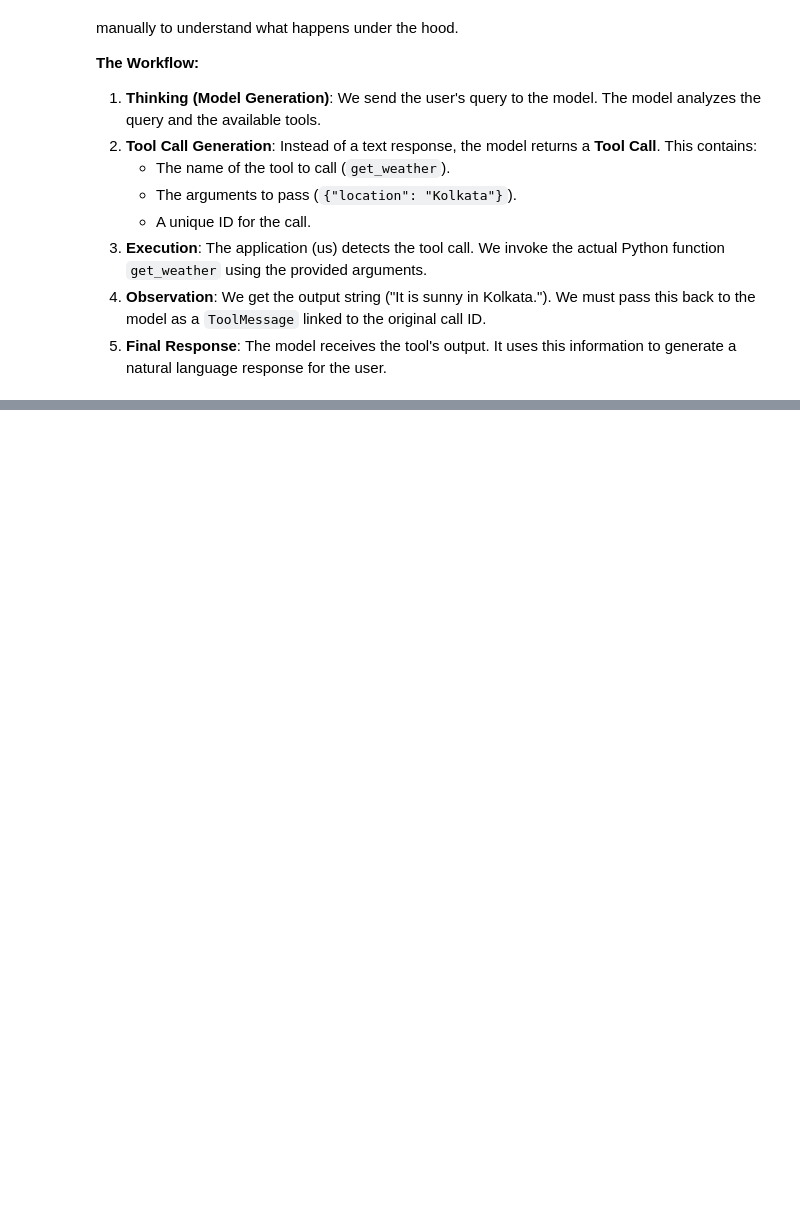
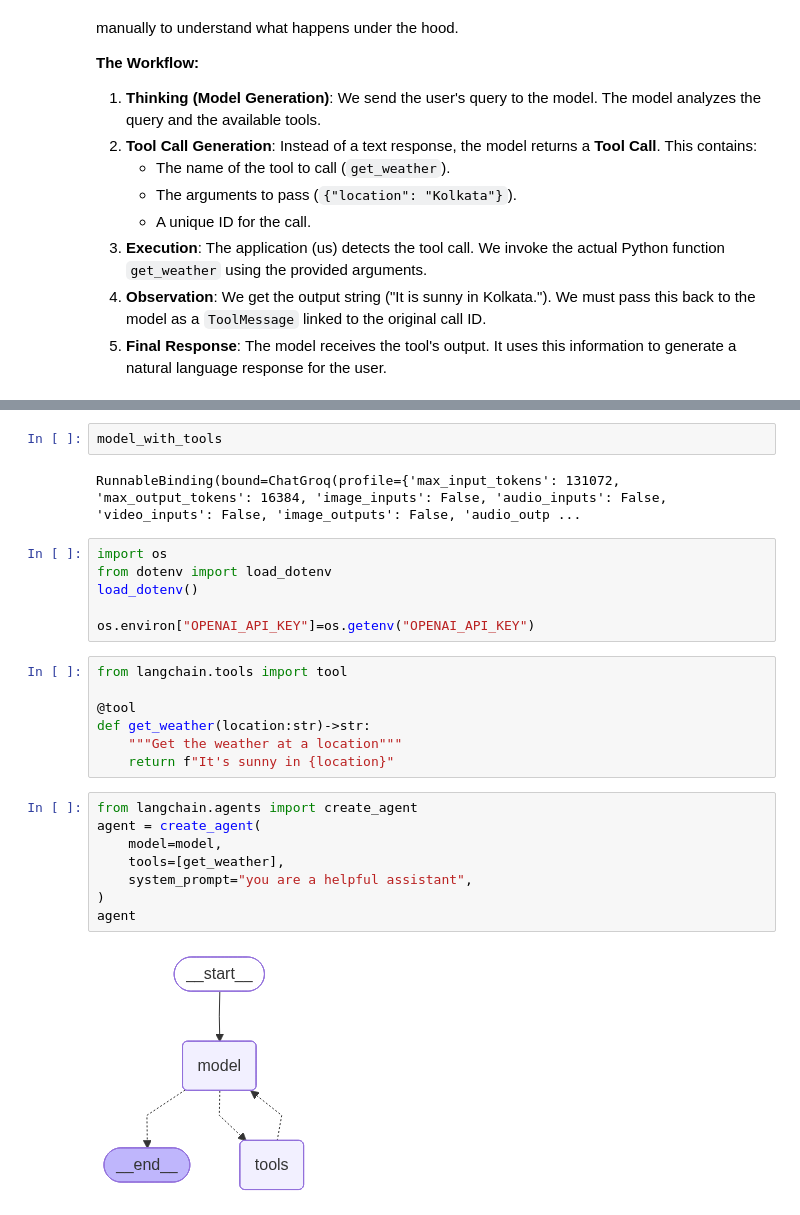
Before and after one commit to Arnab-apk/Langchain_Basics2Advance, a Jupyter notebook: GenerativeAI/tools.ipynb, the cells around one changed output, grey strips where cells are left out. Drawn from its saved outputs; the diff is of its cells as text; blank space fills up the shorter version.

```diff
--- a/GenerativeAI/tools.ipynb
+++ b/GenerativeAI/tools.ipynb
@@ -94,0 +96,27 @@ The weather in Boston is sunny right now. It's a great day to enjoy outdoor acti
+# %%
+model_with_tools
+# %% [output]
+RunnableBinding(bound=ChatGroq(profile={'max_input_tokens': 131072, 'max_output_tokens': 16384, 'image_inputs': False, 'audio_inputs': False, 'video_inputs': False, 'image_outputs': False, 'audio_outp ...
+# %%
+import os
+from dotenv import load_dotenv
+load_dotenv()
+
+os.environ["OPENAI_API_KEY"]=os.getenv("OPENAI_API_KEY")
+# %%
+from langchain.tools import tool
+
+@tool
+def get_weather(location:str)->str:
+    """Get the weather at a location"""
+    return f"It's sunny in {location}"
+# %%
+from langchain.agents import create_agent
+agent = create_agent(
+    model=model,
+    tools=[get_weather],
+    system_prompt="you are a helpful assistant",
+)
+agent
+# %% [output]
+[figure, added]
```
Also changed, not shown: parts of 8 cells of this notebook, 3 other files.
